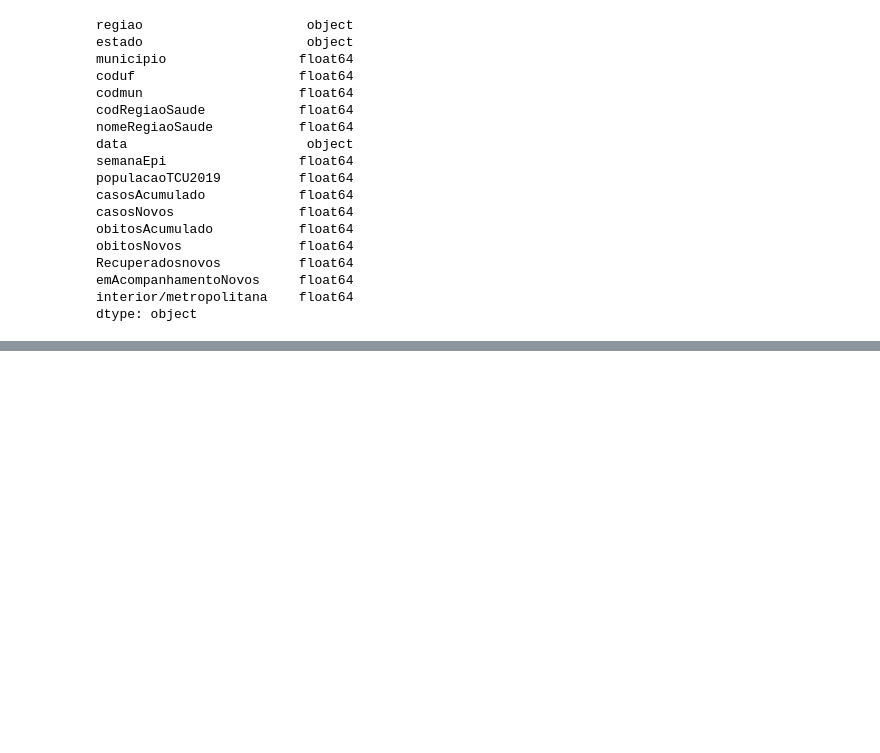
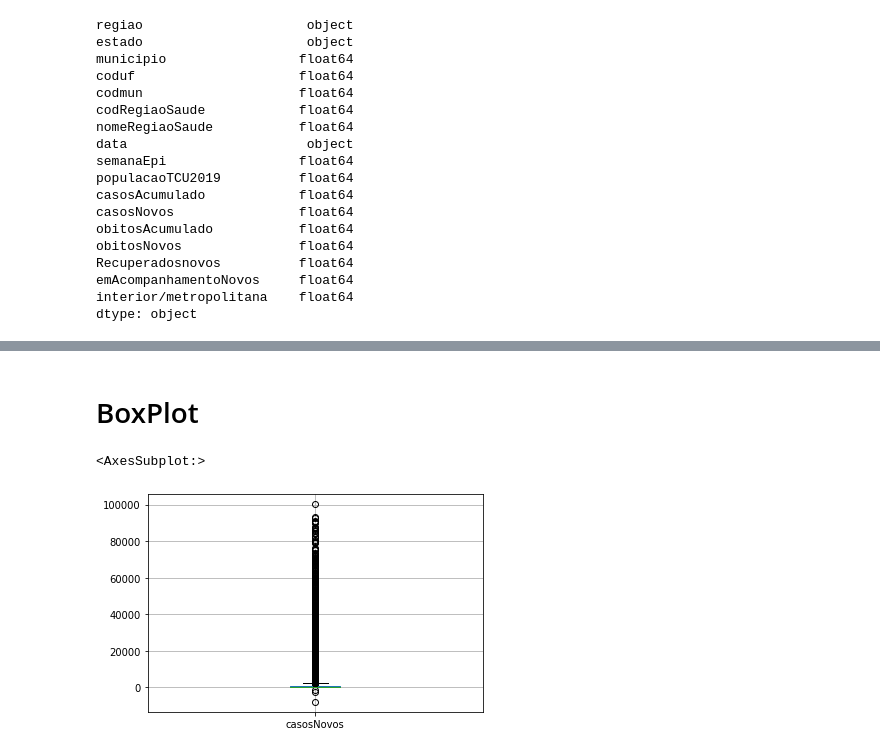
Before and after one commit to Rosicleide45/Projeto_ICD, a Jupyter notebook: Boletim_Covid-checkpoint.ipynb, the cells around one changed output, grey strips where cells are left out. Saved outputs shown, nothing was run; the diff lists cells and outputs as text; code cells hidden in the pictures; blank space fills up the shorter version.

```diff
--- a/Boletim_Covid-checkpoint.ipynb
+++ b/Boletim_Covid-checkpoint.ipynb
@@ -95,0 +127,7 @@ df['Recuperadosnovos'].value_counts().plot.bar()
+# %% [markdown]
+# BoxPlot
+# %%
+df.boxplot(column="casosNovos")
+# %% [output]
+<AxesSubplot:>
+[figure, added]
```
Also changed, not shown: parts of 13 cells of this notebook.
